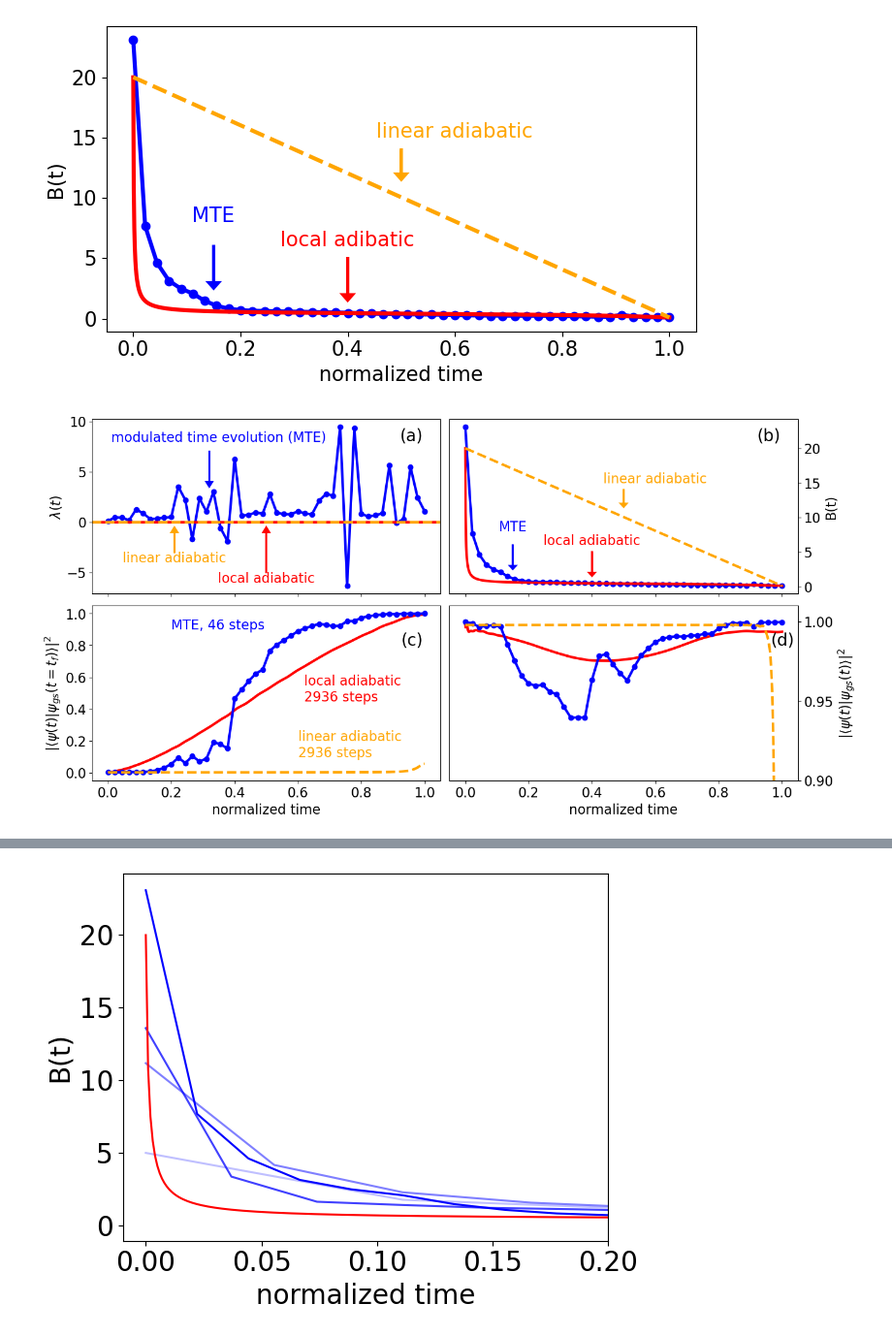
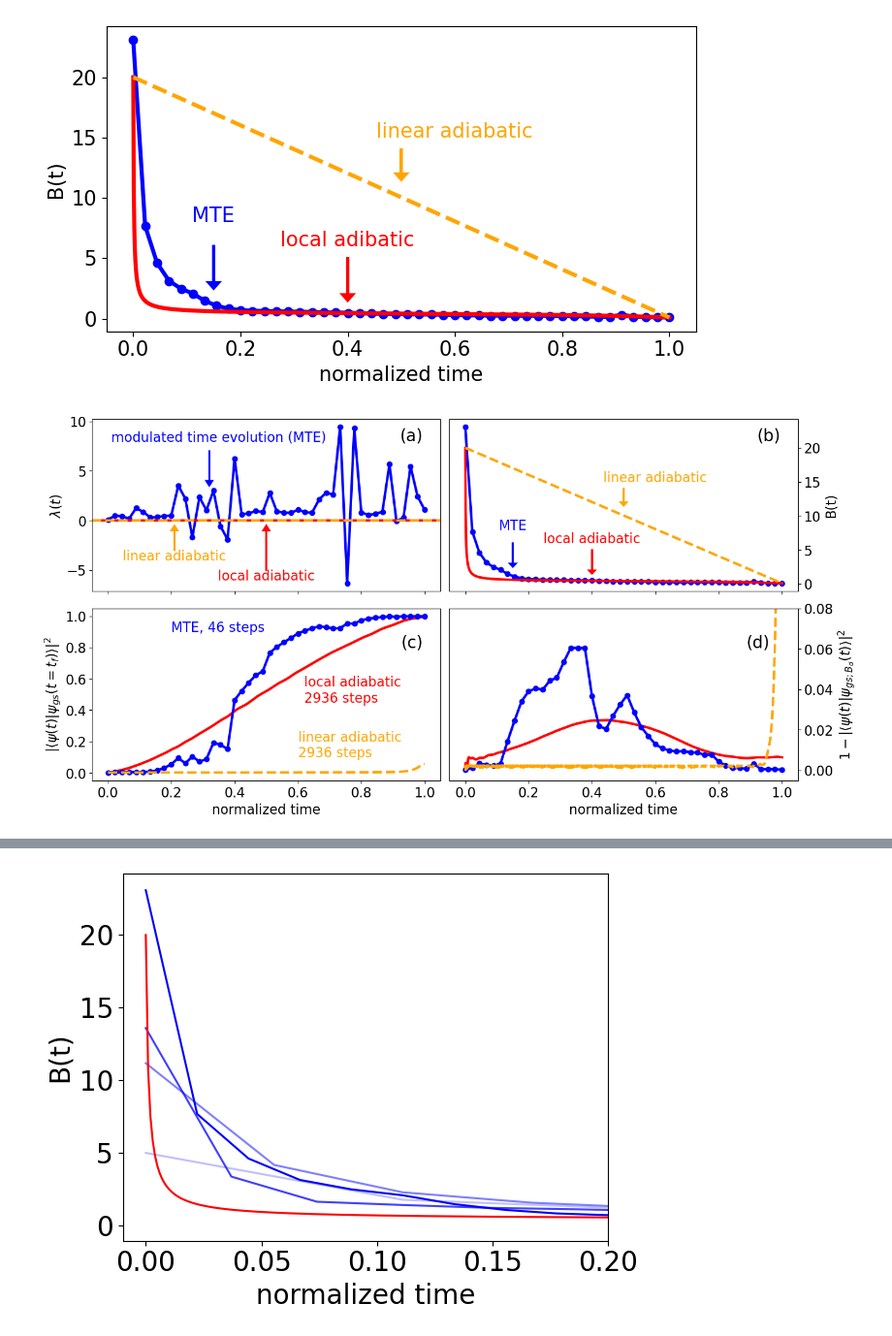
Before and after one commit to zach102824/Modulated-time-evolution-MTE-and-QAOA, a Jupyter notebook: data/fig_1/lambda_B_related_plot_B_N=12.ipynb, the cells around one changed output, grey strips where cells are left out. Shown: that part at 97% size. Drawn from its saved outputs; the diff is of its cells as text; code cells hidden in the pictures.

```diff
--- a/data/fig_1/lambda_B_related_plot_B_N=12.ipynb
+++ b/data/fig_1/lambda_B_related_plot_B_N=12.ipynb
@@ -780,39 +780,39 @@ axs[1, 0].plot(np.linspace(0, 1, num=len(linear_gs)), linear_gs, '--', color='or
 axs[1, 0].set_ylabel(r'$|\langle \psi(t) | \psi_{gs}(t=t_f) \rangle|^2$', color='black', size=size)
 axs[1, 0].set_xlabel('normalized time', size=size)
 
 axs[1, 0].tick_params(axis='y', labelcolor='black', labelsize=size)
 axs[1, 0].tick_params(axis='x', labelcolor='black', labelsize=size)
 
 axs[1, 0].text(0.2, 0.9, 'MTE, 46 steps', color='blue', size=size)
 axs[1, 0].text(0.6, 0.1, 'linear adiabatic \n2936 steps', color='orange', size=size)
 axs[1, 0].text(0.62, 0.45, 'local adiabatic \n2936 steps', color='red', size=size)
 
 
 # Fourth subplot (1,1) - Instantaneous fidelity comparison plot
-axs[1, 1].plot(np.linspace(0, 1, num=len(instanously_fidelity_list)), instanously_fidelity_list, color='red', lw=3)
-axs[1, 1].plot(np.linspace(0, 1, num=len(fig_1_mod_inst_gs_fidelity)), fig_1_mod_inst_gs_fidelity, color='blue', lw=3)
-axs[1, 1].plot(np.linspace(0, 1, num=len(fig_1_mod_inst_gs_fidelity)), fig_1_mod_inst_gs_fidelity, 'o', color='blue')
-axs[1, 1].plot(np.linspace(0, 1, num=len(linear_inst_gs)), linear_inst_gs, '--', color='orange', lw=3)
+axs[1, 1].plot(np.linspace(0, 1, num=len(instanously_fidelity_list)), 1-instanously_fidelity_list, color='red', lw=3)
+axs[1, 1].plot(np.linspace(0, 1, num=len(fig_1_mod_inst_gs_fidelity)), 1-fig_1_mod_inst_gs_fidelity, color='blue', lw=3)
+axs[1, 1].plot(np.linspace(0, 1, num=len(fig_1_mod_inst_gs_fidelity)), 1-fig_1_mod_inst_gs_fidelity, 'o', color='blue')
+axs[1, 1].plot(np.linspace(0, 1, num=len(linear_inst_gs)), 1-linear_inst_gs, '--', color='orange', lw=3)
 
-axs[1, 1].set_ylabel(r'$|\langle \psi(t) | \psi_{gs}(t) \rangle|^2$', color='black', size=size)
+axs[1, 1].set_ylabel(r'$1-|\langle \psi(t) | \psi_{gs;B_d}(t) \rangle|^2$', color='black', size=size)
 axs[1, 1].set_xlabel('normalized time', size=size)
 
 axs[1, 1].tick_params(axis='y', labelcolor='black', labelsize=size)
 axs[1, 1].tick_params(axis='x', labelcolor='black', labelsize=size)
-axs[1, 1].set_ylim(0.90, 1.01)
-axs[1, 1].set_yticks([0.90, 0.95, 1.0])
+axs[1, 1].set_ylim(-0.005, 0.08)
+# axs[1, 1].set_yticks([0.90, 0.95, 1.0])
 axs[1, 1].yaxis.tick_right()
 axs[1, 1].yaxis.set_label_position("right")
 
 # Add labels
 axs[0, 0].text(0.95, 0.95, '(a)', transform=axs[0, 0].transAxes, fontsize=20, va='top', ha='right')
 axs[0, 1].text(0.95, 0.95, '(b)', transform=axs[0, 1].transAxes, fontsize=20, va='top', ha='right')
 axs[1, 0].text(0.95, 0.85, '(c)', transform=axs[1, 0].transAxes, fontsize=20, va='top', ha='right')
-axs[1, 1].text(0.99, 0.85, '(d)', transform=axs[1, 1].transAxes, fontsize=20, va='top', ha='right')
+axs[1, 1].text(0.92, 0.85, '(d)', transform=axs[1, 1].transAxes, fontsize=20, va='top', ha='right')
 
 # Tight layout for better spacing
 plt.tight_layout()
 plt.savefig('fig_1.png')
 plt.show()
 # %% [output]
-[figure, old version]
+[figure, new version]
```
Also changed, not shown: parts of 5 cells of this notebook.
